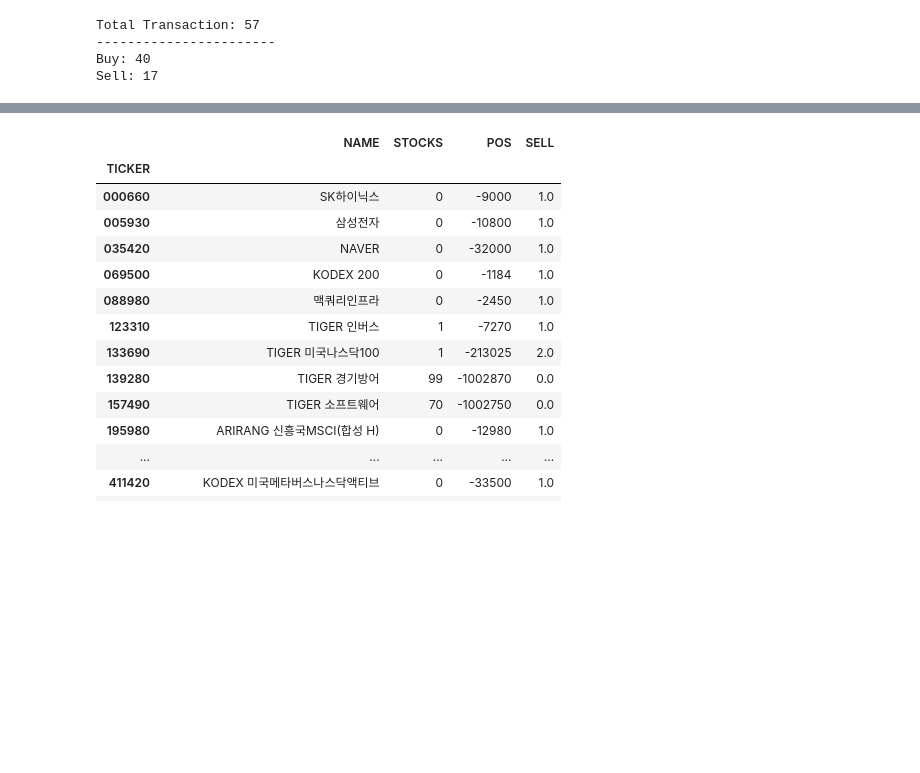
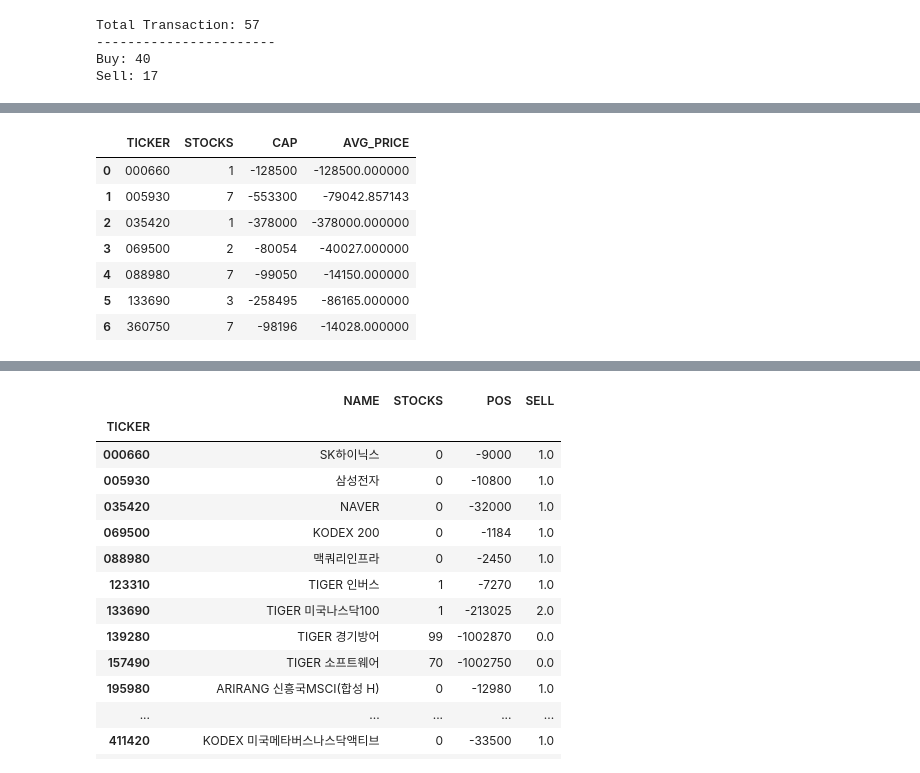
Before and after one commit to jamescbjeon/invest, a Jupyter notebook: mypostion.ipynb, the cells around one changed output, grey strips where cells are left out. Saved outputs shown, nothing was run; the diff lists cells and outputs as text; code cells hidden in the pictures; blank space fills up the shorter version.

```diff
--- a/mypostion.ipynb
+++ b/mypostion.ipynb
@@ -206,0 +208,27 @@ position.loc[position.SELL == True, :]
+# %%
+for i, row in position_test.iterrows():
+  if row['SELL'] == False:
+    # (False, 매수) 컨테이너에 포함여부 검사
+    #  없으면 신규추가
+    #  있으면 주식수, 가격을 합침
+    #  완료 후 평균가격 재산정
+    open.loc[len(open)] = [row['TICKER'], row['STOCKS'], row['CAP'], np.nan]
+    open = open.groupby(['TICKER']).sum().reset_index()
+    open['AVG_PRICE'] = open.CAP / open.STOCKS
+  else:
+    #  해당 값의 평균가 가져옴
+    #  결과 계산
+    #  결과df 추가
+    #  컨테이너df 추가, 주식수/가격 합침, 완료 후 평균가 재산정
+    pass
+# %%
+open
+# %% [output]
+|  | TICKER | STOCKS | CAP | AVG_PRICE |
+| 0 | 000660 | 1 | -128500 | -128500.000000 |
+| 1 | 005930 | 7 | -553300 | -79042.857143 |
+| 2 | 035420 | 1 | -378000 | -378000.000000 |
+| 3 | 069500 | 2 | -80054 | -40027.000000 |
+| 4 | 088980 | 7 | -99050 | -14150.000000 |
+| 5 | 133690 | 3 | -258495 | -86165.000000 |
+| 6 | 360750 | 7 | -98196 | -14028.000000 |
```
Also changed, not shown: parts of 14 cells of this notebook.
